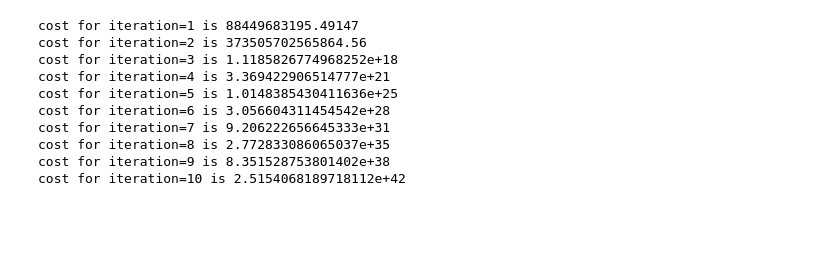
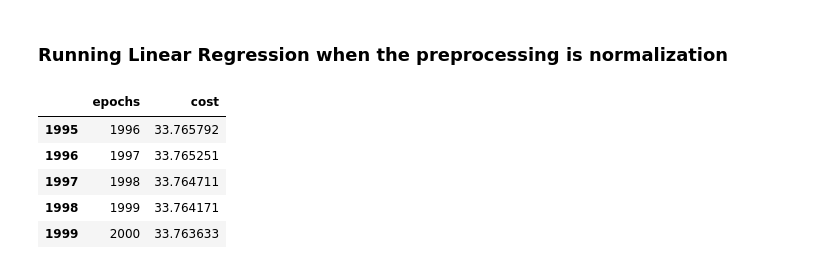
Before and after one commit to hassanmoid/FromScratch, a Jupyter notebook: linear_regression/scratch_lin_reg.ipynb, the cells around one changed output. Cells and saved outputs as stored; diff of their text form; code cells hidden in the pictures; blank space fills up the shorter version.

```diff
--- a/linear_regression/scratch_lin_reg.ipynb
+++ b/linear_regression/scratch_lin_reg.ipynb
@@ -157,25 +203,0 @@ cost for iteration = 5 is 2.4864169853359332e+16
-# %%
-class MultipleLinearRegression:
-
-    def __init__(self, learning_rate, num_iterations, dev_x, dev_y) -> None:
-        self.learning_rate = learning_rate
-        self.num_iterations = num_iterations
-        self.rows, self.columns = dev_x.shape
-        self.dev_x = dev_x
-        self.dev_y = dev_y
-
-    def forward_propagation(self, weights, bias_term):
-        y_prediction = self.dev_x.dot(weights) + bias_term
-        return y_prediction
-
-    def compute_cost(self,dev_y, pred_y):
-        return (1/2*self.rows)*(np.sum(dev_y - pred_y) ** 2)
-
-    def backward_propagation(self, pred_y, dev_x, dev_y, weights, bias_term):
-        dW = -(2* (dev_x.T).dot(dev_y - pred_y)) / self.rows
-        db = -(2* np.sum(dev_y - pred_y)) / self.rows
-
-        updated_weights = weights - self.learning_rate * dW
-        updated_bias_term = bias_term - self.learning_rate * db
-
-        return updated_weights, updated_bias_term
@@ -182,27 +245,33 @@ class MultipleLinearRegression:
+# %% [markdown]
+### Running Linear Regression when the preprocessing is normalization
 # %%
 np.random.seed(42)
-num_iterations = 10
+num_iterations = 2000
 learning_rate = 0.01
 
-rows, columns = x_dev.shape
+rows, columns = normal_x_dev.shape
 weights = np.random.rand(columns)
 bias_term = np.random.rand()
-lr = MultipleLinearRegression(learning_rate, num_iterations, x_dev, y_dev)
+lr = MultipleLinearRegression(learning_rate, num_iterations, normal_x_dev, y_dev)
 
-for i in range(10):
+cost_list = []
+for i in range(num_iterations):
     y_pred = lr.forward_propagation(weights, bias_term)
     #print(y_pred[0:5])
     cost = lr.compute_cost(y_dev, y_pred)
-    print(f"cost for iteration={i+1} is {cost}")
-    weights, bias_term = lr.backward_propagation(y_pred, x_dev, y_dev, weights, bias_term)
+    cost_list.append(cost)
+    #print(f"cost for iteration={i+1} is {cost}")
+    weights, bias_term = lr.backward_propagation(y_pred, normal_x_dev, y_dev, weights, bias_term)
+
+
+df_cost = pd.DataFrame(data=cost_list, columns=["cost"]).reset_index()
+df_cost.columns = ["epochs", "cost"]
+df_cost["epochs"] = df_cost["epochs"] + 1
+df_cost.tail()
 # %% [output]
-cost for iteration=1 is 88449683195.49147
-cost for iteration=2 is 373505702565864.56
-cost for iteration=3 is 1.1185826774968252e+18
-cost for iteration=4 is 3.369422906514777e+21
-cost for iteration=5 is 1.0148385430411636e+25
-cost for iteration=6 is 3.056604311454542e+28
-cost for iteration=7 is 9.206222656645333e+31
-cost for iteration=8 is 2.772833086065037e+35
-cost for iteration=9 is 8.351528753801402e+38
-cost for iteration=10 is 2.5154068189718112e+42
+|  | epochs | cost |
+| 1995 | 1996 | 33.765792 |
+| 1996 | 1997 | 33.765251 |
+| 1997 | 1998 | 33.764711 |
+| 1998 | 1999 | 33.764171 |
+| 1999 | 2000 | 33.763633 |
```
Also changed, not shown: parts of 20 cells of this notebook.
